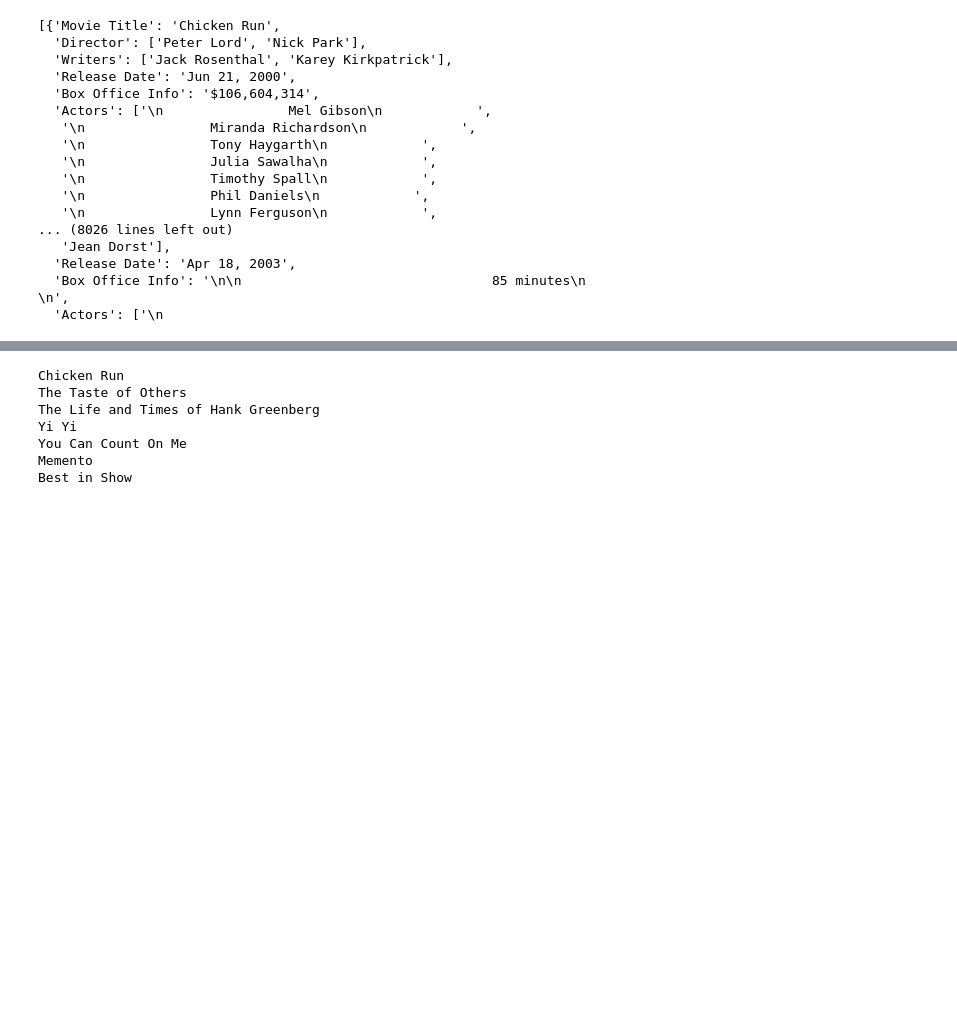
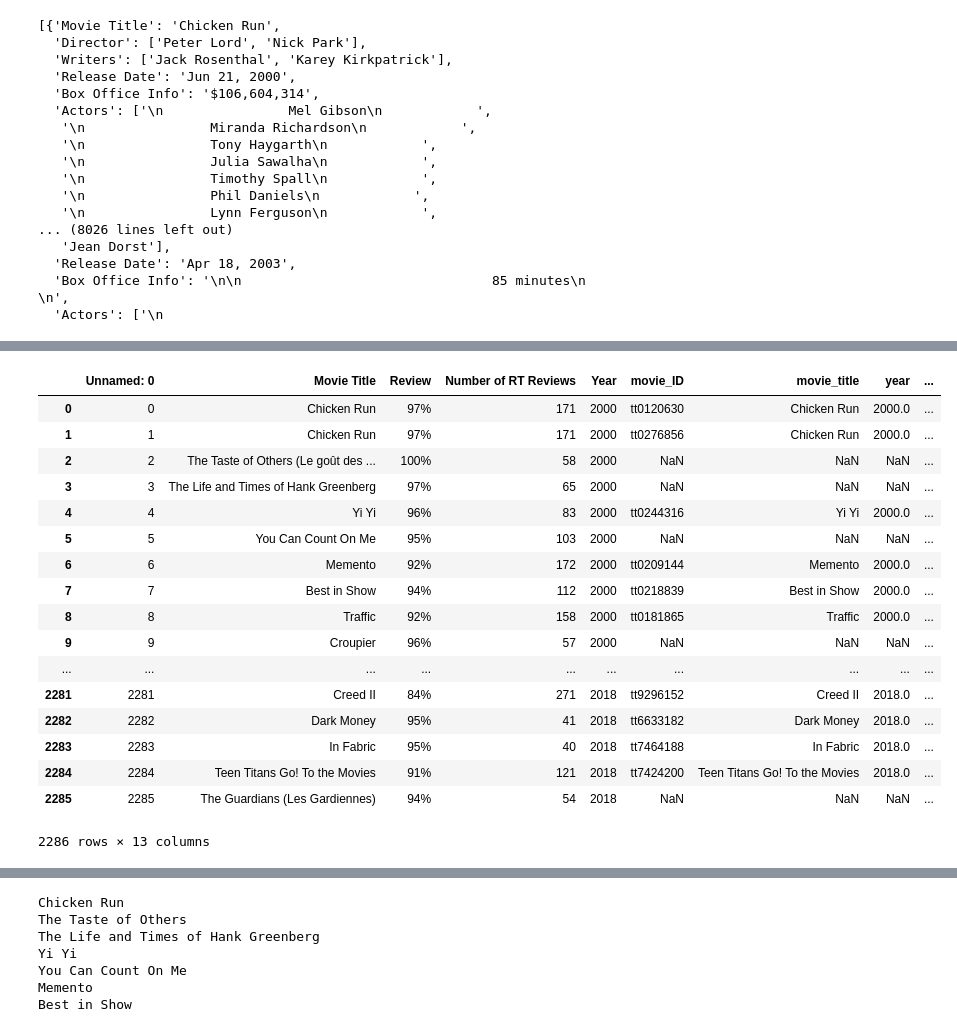
Before and after one commit to lasoya/Mod1_Project, a Jupyter notebook: RT_Scraping.ipynb, the cells around one changed output, grey strips where cells are left out. Saved outputs shown, nothing was run; the diff lists cells and outputs as text; code cells hidden in the pictures; blank space fills up the shorter version.

```diff
--- a/RT_Scraping.ipynb
+++ b/RT_Scraping.ipynb
@@ -111,0 +131,21 @@ df
+# %%
+amy_df
+# %% [output]
+|  | Unnamed: 0 | Movie Title | Review | Number of RT Reviews | Year | movie_ID | movie_title | year | ... |
+| 0 | 0 | Chicken Run | 97% | 171 | 2000 | tt0120630 | Chicken Run | 2000.0 | ... |
+| 1 | 1 | Chicken Run | 97% | 171 | 2000 | tt0276856 | Chicken Run | 2000.0 | ... |
+| 2 | 2 | The Taste of Others (Le goût des ... | 100% | 58 | 2000 | NaN | NaN | NaN | ... |
+| 3 | 3 | The Life and Times of Hank Greenberg | 97% | 65 | 2000 | NaN | NaN | NaN | ... |
+| 4 | 4 | Yi Yi | 96% | 83 | 2000 | tt0244316 | Yi Yi | 2000.0 | ... |
+| 5 | 5 | You Can Count On Me | 95% | 103 | 2000 | NaN | NaN | NaN | ... |
+| 6 | 6 | Memento | 92% | 172 | 2000 | tt0209144 | Memento | 2000.0 | ... |
+| 7 | 7 | Best in Show | 94% | 112 | 2000 | tt0218839 | Best in Show | 2000.0 | ... |
+| 8 | 8 | Traffic | 92% | 158 | 2000 | tt0181865 | Traffic | 2000.0 | ... |
+| 9 | 9 | Croupier | 96% | 57 | 2000 | NaN | NaN | NaN | ... |
+| ... | ... | ... | ... | ... | ... | ... | ... | ... | ... |
+| 2281 | 2281 | Creed II | 84% | 271 | 2018 | tt9296152 | Creed II | 2018.0 | ... |
+| 2282 | 2282 | Dark Money | 95% | 41 | 2018 | tt6633182 | Dark Money | 2018.0 | ... |
+| 2283 | 2283 | In Fabric | 95% | 40 | 2018 | tt7464188 | In Fabric | 2018.0 | ... |
+| 2284 | 2284 | Teen Titans Go! To the Movies | 91% | 121 | 2018 | tt7424200 | Teen Titans Go! To the Movies | 2018.0 | ... |
+| 2285 | 2285 | The Guardians (Les Gardiennes) | 94% | 54 | 2018 | NaN | NaN | NaN | ... |
+2286 rows × 13 columns
```
Also changed, not shown: parts of 8 cells of this notebook, 1 other file.
